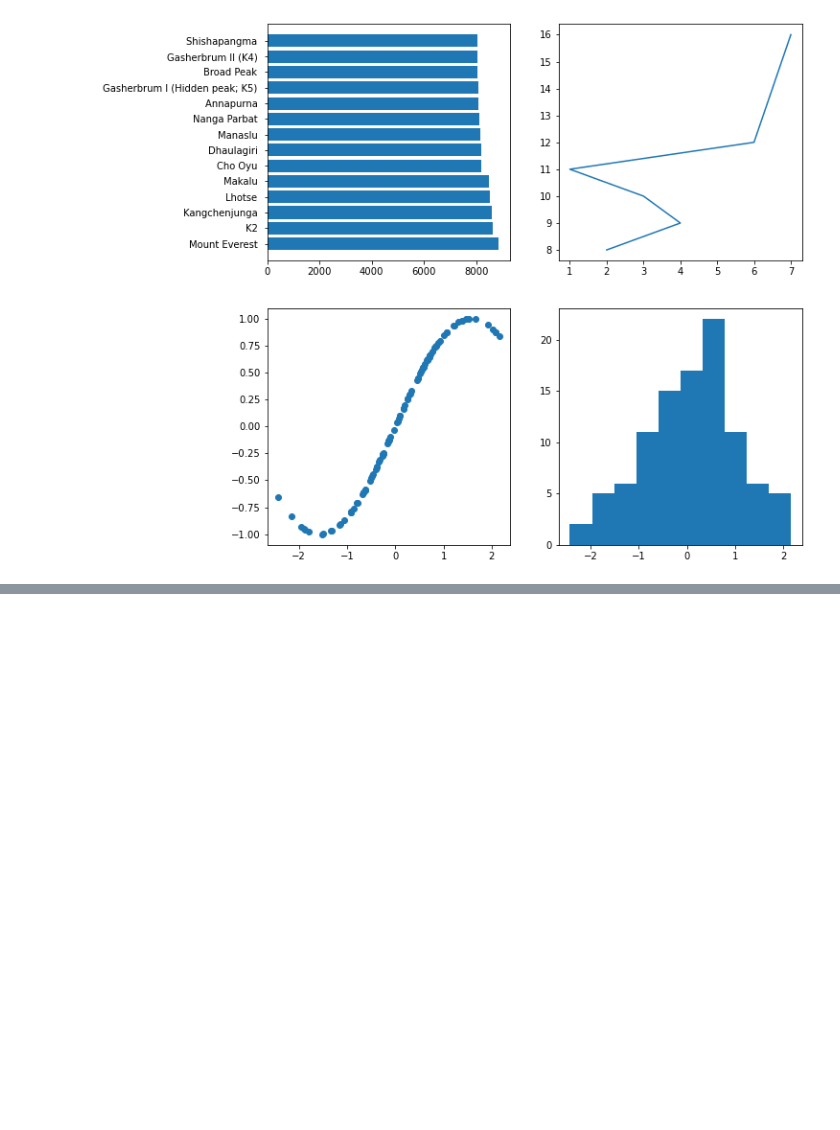
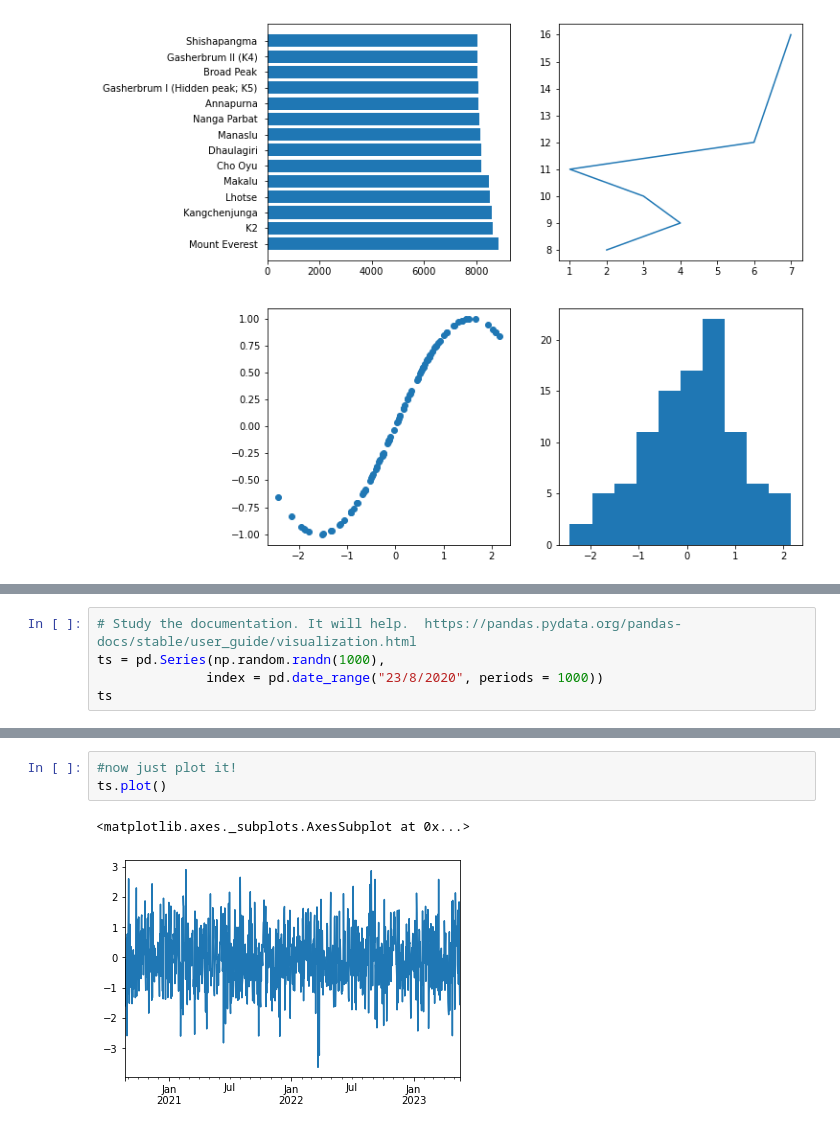
Before and after one commit to ineelhere/Machine-Learning-and-Data-Science, a Jupyter notebook: Matplotlib/matplotlib.ipynb, the cells around one changed output, grey strips where cells are left out. Drawn from its saved outputs; the diff is of its cells as text; blank space fills up the shorter version.

```diff
--- a/Matplotlib/matplotlib.ipynb
+++ b/Matplotlib/matplotlib.ipynb
@@ -268,0 +307,5 @@ Doggo: Good job human!
+# %%
+# Study the documentation. It will help.  https://pandas.pydata.org/pandas-docs/stable/user_guide/visualization.html
+ts = pd.Series(np.random.randn(1000),
+              index = pd.date_range("23/8/2020", periods = 1000))
+ts
@@ -268,0 +346,6 @@ Doggo: Good job human!
+# %%
+#now just plot it!
+ts.plot()
+# %% [output]
+<matplotlib.axes._subplots.AxesSubplot at 0x...>
+[figure, added]
```
Also changed, not shown: parts of 9 cells of this notebook.
